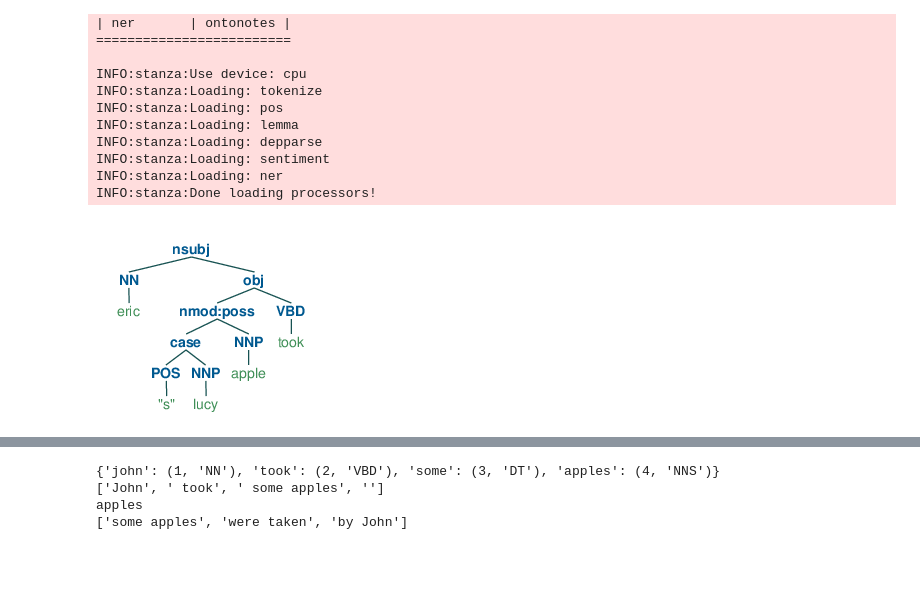
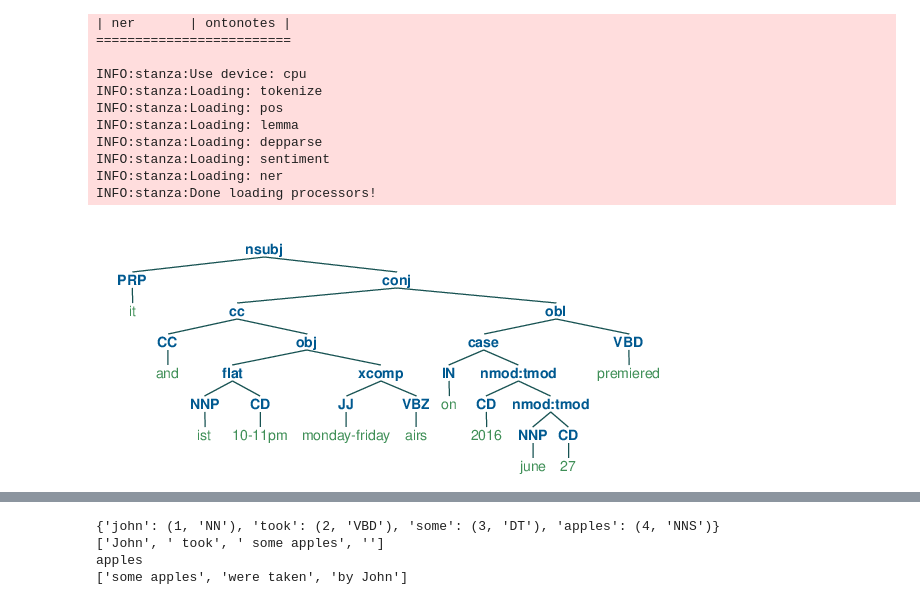
Before and after one commit to eric11eca/NeuralLog, a Jupyter notebook: src/syntactic_variation.ipynb, the cells around one changed output, grey strips where cells are left out. Cells and saved outputs as stored; diff of their text form; code cells hidden in the pictures; blank space fills up the shorter version.

```diff
--- a/src/syntactic_variation.ipynb
+++ b/src/syntactic_variation.ipynb
@@ -65,18 +65,18 @@ INFO:stanza:Loading: sentiment
 INFO:stanza:Loading: ner
 INFO:stanza:Done loading processors!
 # %%
-parsed, replaced = dependencyParse("Eric took Lucy's apple", "stanza")
+parsed, replaced = dependencyParse("It premiered on 27 June, 2016 and airs Monday-Friday, 10-11pm IST", "stanza")
 tree, postag, words = parsed
 
 binarizer.parseTable = tree
 binarizer.postag = postag
 binarizer.words = words
 binaryDepdency, relation = binarizer.binarization()
 
 sexpression = btreeToList(binaryDepdency, len(words), replaced, 0)[0]
 sexpression = str(sexpression).replace(',', ' ').replace("'", '')
 sexpression = sexpression.replace('[', '(').replace(']', ')')
 btreeViz = Tree.fromstring(sexpression)
 jupyter_draw_nltk_tree(btreeViz)
 # %% [output]
-[figure, old version]
+[figure, new version]
```
Also changed, not shown: parts of 1 cell of this notebook, 1 other file.
